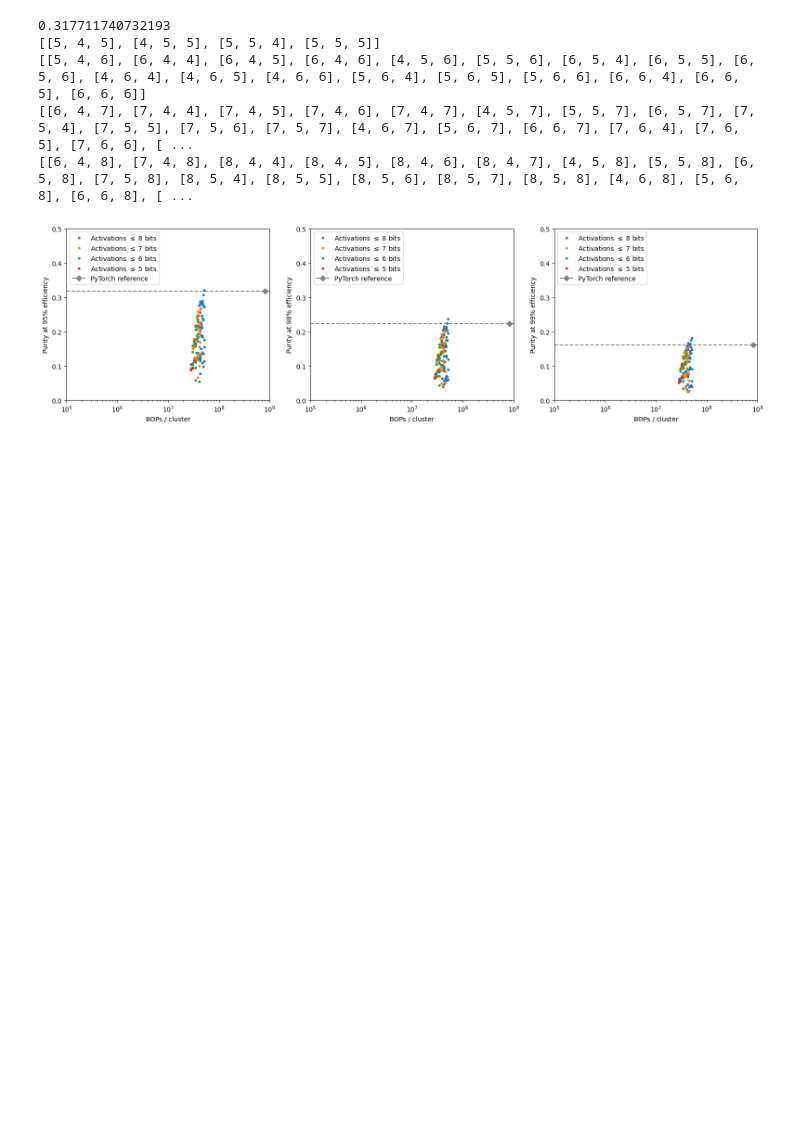
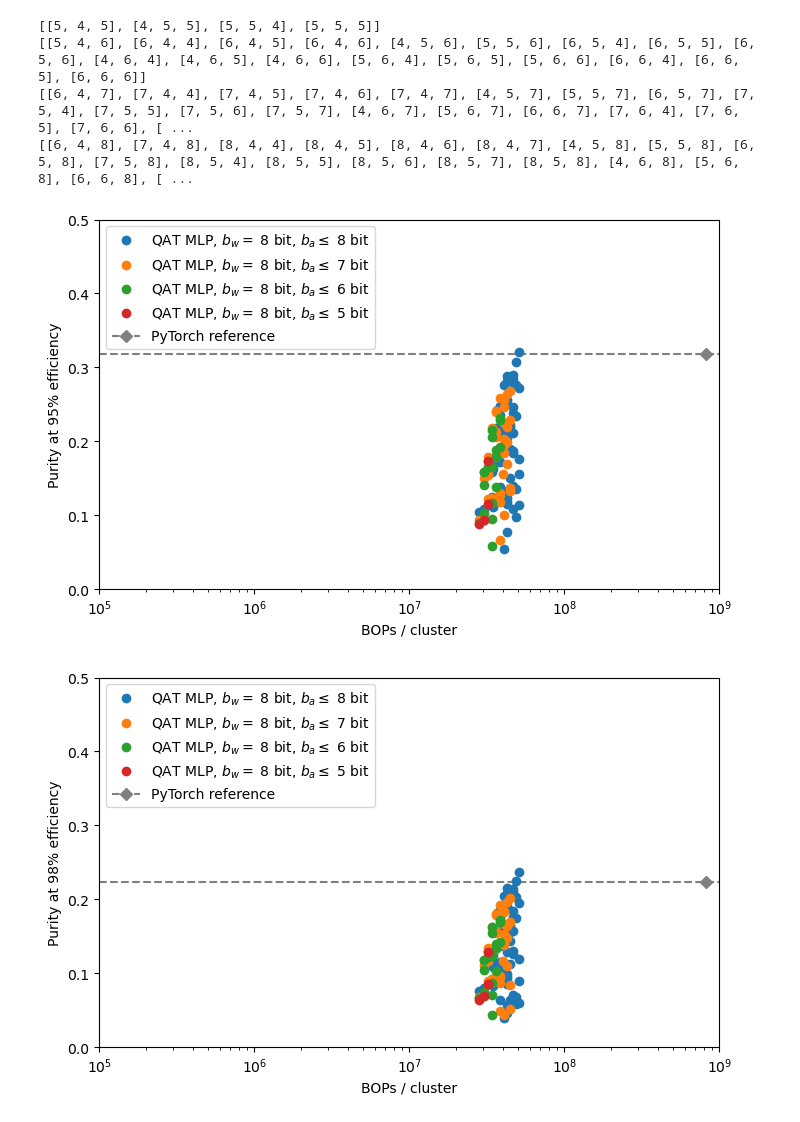
Before and after one commit to sdittmeier/Tracking-ML-Exa.TrkX, a Jupyter notebook: Examples/TrackML_Quickstart/Scripts/utils/plotter_chep.ipynb, the cells around one changed output. Saved outputs shown, nothing was run; the diff lists cells and outputs as text; code cells hidden in the pictures; blank space fills up the shorter version.

```diff
--- a/Examples/TrackML_Quickstart/Scripts/utils/plotter_chep.ipynb
+++ b/Examples/TrackML_Quickstart/Scripts/utils/plotter_chep.ipynb
@@ -428,0 +434,20 @@ for ax, lab, pur, ref_pur  in zip (ax_list, purity_labels, pur_vs_fra, reference
+# %%
+for ax, lab, pur, ref  in zip (ax_list, purity_labels, example_pur_vs_bops, reference):
+    fig = plt.figure(figsize=(8,4.8))
+    ax = plt.subplot()
+    ax.axline((1e8,ref[0]),(1e9,ref[0]),linestyle = 'dashed', color = "gray")
+    ax.set_ylabel(lab)
+    ax.set_xscale('log')
+    ax.set_ylim(y_min,y_max)
+    ax.set_xlim(x_min,x_max)
+    ax.set_xlabel("BOPs / cluster")
+    ax.plot([51102116], pur, label = "QAT MLP ($b_w = b_a = $8 bit)", alpha=1, linestyle="None", marker = "o") #x value copied from wandb other run! )
+    ax.plot(reference[3], ref, label = reference_label, alpha=1, marker = "D", linestyle="dashed", color = "gray")
+    ax.legend(loc=2, prop={'size': 10})
+    plt.savefig(f"{artifacts_path}chep_plots/chep_example8b_{png_index}.png")
+    if(png_index == 95):
+        png_index = 98
+    elif(png_index == 98):
+        png_index = 99
+    elif(png_index == 99):
+        png_index = 95
@@ -429,16 +458,4 @@ for ax, lab, pur, ref_pur  in zip (ax_list, purity_labels, pur_vs_fra, reference
 # %%
-
-
-fig = plt.figure(figsize=(19.2,4.8))
-ax1 = fig.add_subplot(131)
-print(reference[0][0])
-ax1.axline((1e8,reference[0][0]),(1e9,reference[0][0]),linestyle = 'dashed', color = "gray")
-ax2 = fig.add_subplot(132)
-ax2.axline((1e8,reference[1][0]),(1e9,reference[1][0]),linestyle = 'dashed', color = "gray")
-ax3 = fig.add_subplot(133)
-ax3.axline((1e8,reference[2][0]),(1e9,reference[2][0]),linestyle = 'dashed', color = "gray")
-ax_list = [ax1, ax2, ax3]
-
 def cut_config (source, bits, all_smaller):
     pur_qmlp_activation_sweep_max = [[],[],[],[],[]]
     p = source[4]
@@ -456,37 +473,47 @@ def cut_config (source, bits, all_smaller):
             for  drain in source:
                 pur_qmlp_activation_sweep_max[i].append(drain[index])
                 i = i +1
         index = index + 1
     return pur_qmlp_activation_sweep_max
 
 pur_qmlp_activation_sweep_max5 = cut_config(pur_qmlp_activation_sweep, 5, 0)
 pur_qmlp_activation_sweep_max6 = cut_config(pur_qmlp_activation_sweep, 6, 6)
 pur_qmlp_activation_sweep_max7 = cut_config(pur_qmlp_activation_sweep, 7, 7)
 pur_qmlp_activation_sweep_max8 = cut_config(pur_qmlp_activation_sweep, 8, 8)
 
 print(pur_qmlp_activation_sweep_max5[4])
 print(pur_qmlp_activation_sweep_max6[4])
 print(pur_qmlp_activation_sweep_max7[4])
 print(pur_qmlp_activation_sweep_max8[4])
 
 
 
-for ax, lab, pur, pur_max5, pur_max6, pur_max7, pur_max8, ref  in zip (ax_list, purity_labels, pur_qmlp_activation_sweep, pur_qmlp_activation_sweep_max5, pur_qmlp_activation_sweep_max6, pur_qmlp_activation_sweep_max7, pur_qmlp_activation_sweep_max8, reference):
+for lab, pur, pur_max5, pur_max6, pur_max7, pur_max8, ref  in zip (purity_labels, pur_qmlp_activation_sweep, pur_qmlp_activation_sweep_max5, pur_qmlp_activation_sweep_max6, pur_qmlp_activation_sweep_max7, pur_qmlp_activation_sweep_max8, reference):
+    fig = plt.figure(figsize=(8,4.8))
+    ax = plt.subplot()
+    ax.axline((1e8,ref[0]),(1e9,ref[0]),linestyle = 'dashed', color = "gray")
     ax.set_ylabel(lab)
     ax.set_xscale('log')
     ax.set_ylim(y_min,y_max)
     ax.set_xlim(x_min,x_max)
     ax.set_xlabel("BOPs / cluster")
-    ax.plot(pur_qmlp_activation_sweep_max8[3], pur_max8, label = "Activations $\leq$ 8 bits", alpha=1, linestyle="None", marker = ".") ##plotting )
-    ax.plot(pur_qmlp_activation_sweep_max7[3], pur_max7, label = "Activations $\leq$ 7 bits", alpha=1, linestyle="None", marker = ".") ##plotting )
-    ax.plot(pur_qmlp_activation_sweep_max6[3], pur_max6, label = "Activations $\leq$ 6 bits", alpha=1, linestyle="None", marker = ".") ##plotting )
-    ax.plot(pur_qmlp_activation_sweep_max5[3], pur_max5, label = "Activations $\leq$ 5 bits", alpha=1, linestyle="None", marker = ".") ##plotting )
+    ax.plot(pur_qmlp_activation_sweep_max8[3], pur_max8, label = "QAT MLP, $b_w =$ 8 bit, $b_a \leq$ 8 bit", alpha=1, linestyle="None", marker = "o") ##plotting )
+    ax.plot(pur_qmlp_activation_sweep_max7[3], pur_max7, label = "QAT MLP, $b_w =$ 8 bit, $b_a \leq$ 7 bit", alpha=1, linestyle="None", marker = "o") ##plotting )
+    ax.plot(pur_qmlp_activation_sweep_max6[3], pur_max6, label = "QAT MLP, $b_w =$ 8 bit, $b_a \leq$ 6 bit", alpha=1, linestyle="None", marker = "o") ##plotting )
+    ax.plot(pur_qmlp_activation_sweep_max5[3], pur_max5, label = "QAT MLP, $b_w =$ 8 bit, $b_a \leq$ 5 bit", alpha=1, linestyle="None", marker = "o") ##plotting )
     ax.plot(reference[3], ref, label = reference_label, alpha=1, marker = "D", linestyle="dashed", color = "gray")
     ax.legend(loc=2, prop={'size': 10})
+    plt.savefig(f"{artifacts_path}chep_plots/chep_activation_{png_index}.png")
+    if(png_index == 95):
+        png_index = 98
+    elif(png_index == 98):
+        png_index = 99
+    elif(png_index == 99):
+        png_index = 95
 # %% [output]
-0.317711740732193
 [[5, 4, 5], [4, 5, 5], [5, 5, 4], [5, 5, 5]]
 [[5, 4, 6], [6, 4, 4], [6, 4, 5], [6, 4, 6], [4, 5, 6], [5, 5, 6], [6, 5, 4], [6, 5, 5], [6, 5, 6], [4, 6, 4], [4, 6, 5], [4, 6, 6], [5, 6, 4], [5, 6, 5], [5, 6, 6], [6, 6, 4], [6, 6, 5], [6, 6, 6]]
 [[6, 4, 7], [7, 4, 4], [7, 4, 5], [7, 4, 6], [7, 4, 7], [4, 5, 7], [5, 5, 7], [6, 5, 7], [7, 5, 4], [7, 5, 5], [7, 5, 6], [7, 5, 7], [4, 6, 7], [5, 6, 7], [6, 6, 7], [7, 6, 4], [7, 6, 5], [7, 6, 6], [ ...
 [[6, 4, 8], [7, 4, 8], [8, 4, 4], [8, 4, 5], [8, 4, 6], [8, 4, 7], [4, 5, 8], [5, 5, 8], [6, 5, 8], [7, 5, 8], [8, 5, 4], [8, 5, 5], [8, 5, 6], [8, 5, 7], [8, 5, 8], [4, 6, 8], [5, 6, 8], [6, 6, 8], [ ...
-[figure, old version]
+[figure, new version]
+[figure, added]
```
Also changed, not shown: parts of 11 cells of this notebook.
